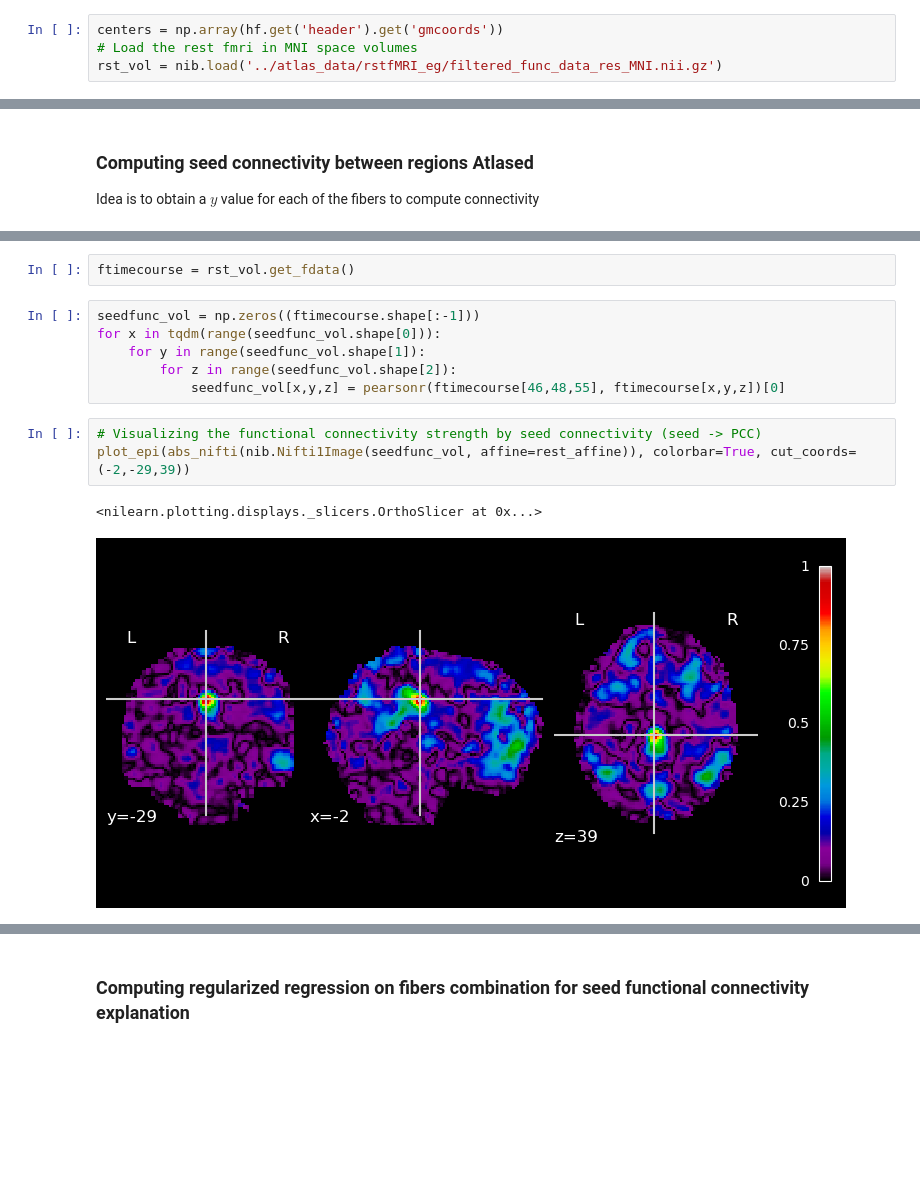
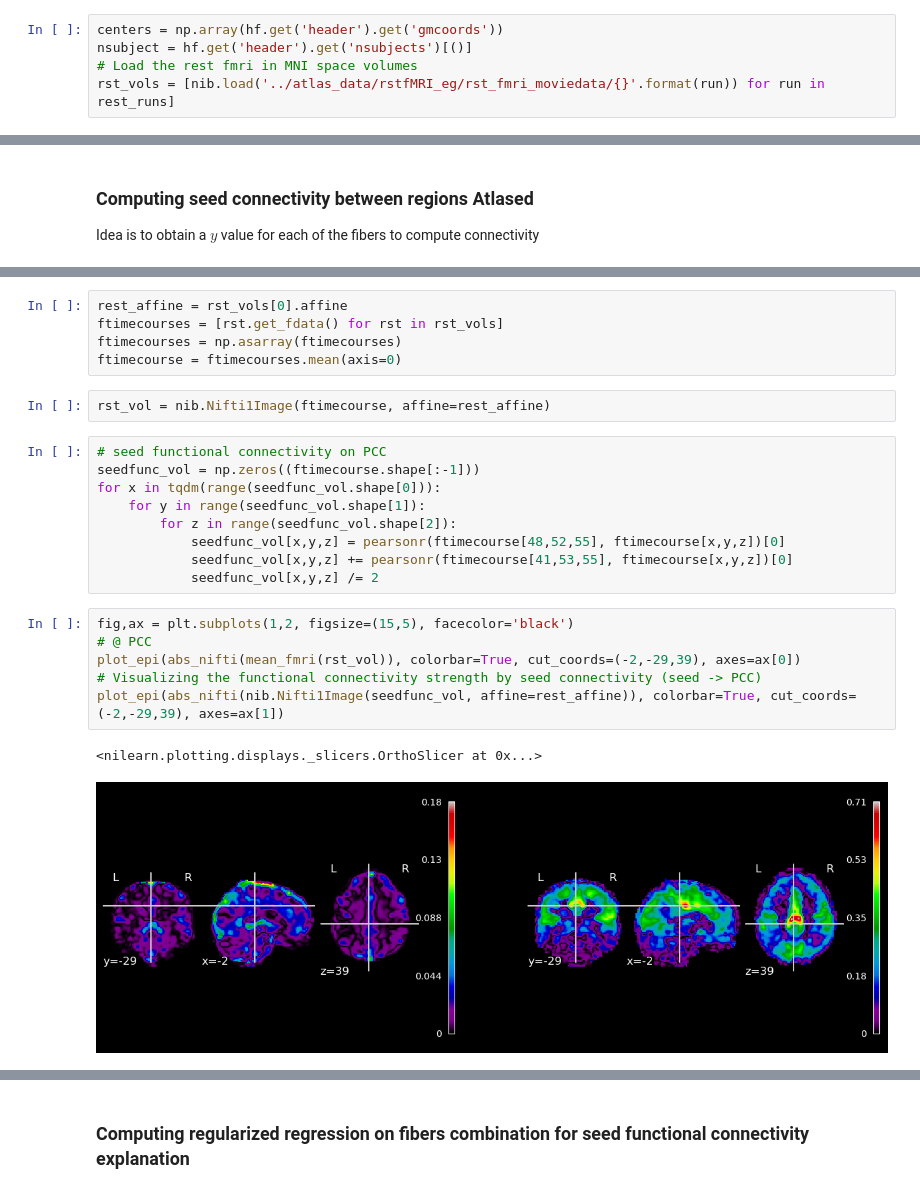
Before and after one commit to miki998/structural_wminpainting, a Jupyter notebook: functional_fiberatlas.ipynb, the cells around one changed output, grey strips where cells are left out. Saved outputs shown, nothing was run; the diff lists cells and outputs as text; blank space fills up the shorter version.

Commit message:
MOD: regress to PCC y + ADD: average across subject for rest fmri + refactoring of code + selecting slices + bundles thresholding -> voxel appearing not much across subject is rejected

```diff
--- a/functional_fiberatlas.ipynb
+++ b/functional_fiberatlas.ipynb
@@ -64,4 +120,5 @@ hf = h5py.File(connFilename, 'r')
 # %%
 centers = np.array(hf.get('header').get('gmcoords'))
+nsubject = hf.get('header').get('nsubjects')[()]
 # Load the rest fmri in MNI space volumes
-rst_vol = nib.load('../atlas_data/rstfMRI_eg/filtered_func_data_res_MNI.nii.gz')
+rst_vols = [nib.load('../atlas_data/rstfMRI_eg/rst_fmri_moviedata/{}'.format(run)) for run in rest_runs]
@@ -163,15 +185,26 @@ nimg.coord_transform(46,48.5,55.5, rest_affine) # PCC coordinates
-# %%
-ftimecourse = rst_vol.get_fdata()
+# %%
+rest_affine = rst_vols[0].affine
+ftimecourses = [rst.get_fdata() for rst in rst_vols]
+ftimecourses = np.asarray(ftimecourses)
+ftimecourse = ftimecourses.mean(axis=0)
+# %%
+rst_vol = nib.Nifti1Image(ftimecourse, affine=rest_affine)
 # %%
+# seed functional connectivity on PCC
 seedfunc_vol = np.zeros((ftimecourse.shape[:-1]))
 for x in tqdm(range(seedfunc_vol.shape[0])):
     for y in range(seedfunc_vol.shape[1]):
         for z in range(seedfunc_vol.shape[2]):
-            seedfunc_vol[x,y,z] = pearsonr(ftimecourse[46,48,55], ftimecourse[x,y,z])[0]
+            seedfunc_vol[x,y,z] = pearsonr(ftimecourse[48,52,55], ftimecourse[x,y,z])[0]
+            seedfunc_vol[x,y,z] += pearsonr(ftimecourse[41,53,55], ftimecourse[x,y,z])[0]
+            seedfunc_vol[x,y,z] /= 2
 # %%
+fig,ax = plt.subplots(1,2, figsize=(15,5), facecolor='black')
+# @ PCC
+plot_epi(abs_nifti(mean_fmri(rst_vol)), colorbar=True, cut_coords=(-2,-29,39), axes=ax[0])
 # Visualizing the functional connectivity strength by seed connectivity (seed -> PCC)
-plot_epi(abs_nifti(nib.Nifti1Image(seedfunc_vol, affine=rest_affine)), colorbar=True, cut_coords=(-2,-29,39))
+plot_epi(abs_nifti(nib.Nifti1Image(seedfunc_vol, affine=rest_affine)), colorbar=True, cut_coords=(-2,-29,39), axes=ax[1])
 # %% [output]
 <nilearn.plotting.displays._slicers.OrthoSlicer at 0x...>
-[figure, old version]
+[figure, new version]
 # %%
```
Also changed, not shown: parts of 66 cells of this notebook, 2 other files.
